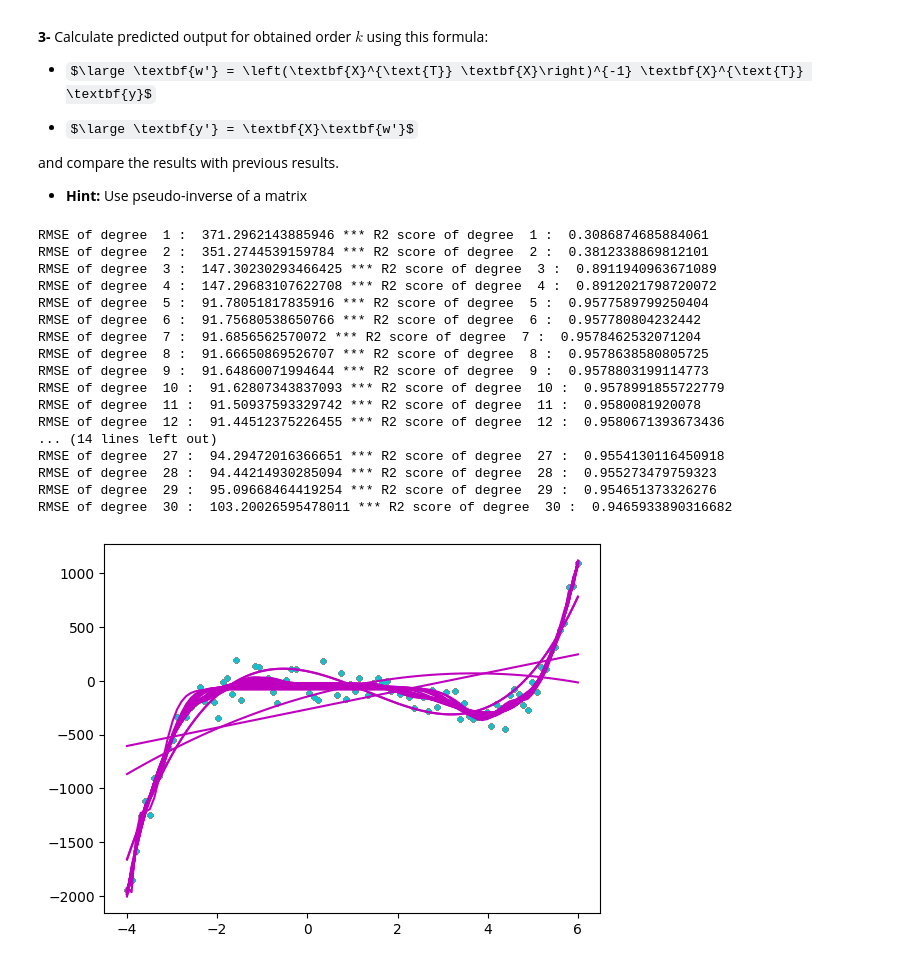
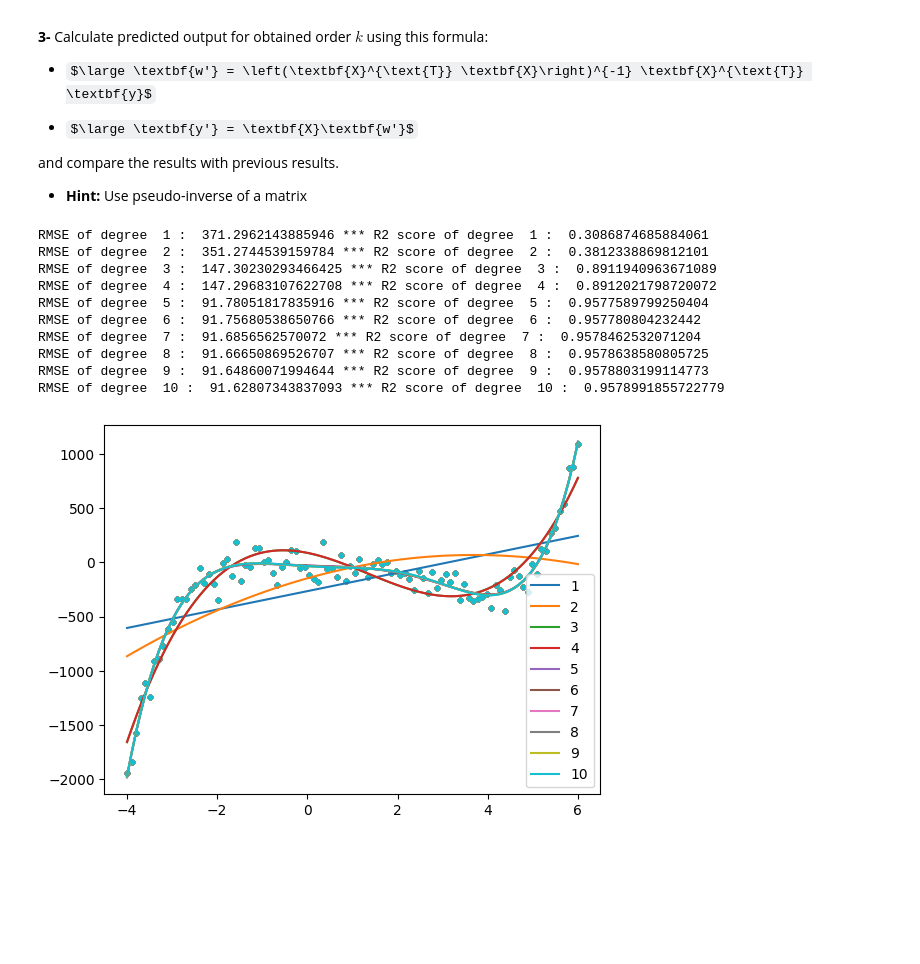
Before and after one commit to sahinebrar/MachineLearningExercises, a Jupyter notebook: BLM22535_HW3.ipynb, the cells around one changed output. Saved outputs shown, nothing was run; the diff lists cells and outputs as text; code cells hidden in the pictures; some formulas as TeX source; blank space fills up the shorter version.

Commit message:
q1 and q2 are completed.
*Found the best-fitting line.
*Showed bias-variance trade off.

```diff
--- a/BLM22535_HW3.ipynb
+++ b/BLM22535_HW3.ipynb
@@ -39,46 +39,40 @@ import warnings
 warnings.simplefilter(action = "ignore", category = FutureWarning)
 warnings.simplefilter(action = "ignore", category = RuntimeWarning)
 # %%
-df=pd.read_csv("Data.csv")
+df=pd.read_csv("/Data.csv")
 df
 x = df.iloc[:,0].to_numpy().reshape((100, 1))
 y = df.iloc[:,1].to_numpy().reshape((100, 1))
 # %%
-for degree in range(1,31):
+for degree in range(1,11):
   polynomial_features = PolynomialFeatures(degree=degree)
   x_poly = polynomial_features.fit_transform(x)
 
   model = LinearRegression()
   model.fit(x_poly, y)
   y_poly_pred = model.predict(x_poly)
 
   rmse = np.sqrt(mean_squared_error(y,y_poly_pred))
   r2 = r2_score(y,y_poly_pred)
   print("RMSE of degree ", degree ,": ",rmse, "*** R2 score of degree ", degree, ": ", r2)
 
   plt.scatter(x, y, s=10)
   # sort the values of x before line plot
   sort_axis = operator.itemgetter(0)
   sorted_zip = sorted(zip(x,y_poly_pred), key=sort_axis)
   x, y_poly_pred = zip(*sorted_zip)
-  plt.plot(x, y_poly_pred, color='m')
+  plt.plot(x, y_poly_pred, label= degree)
+plt.legend()
 plt.show()
 # %% [output]
 RMSE of degree  1 :  371.2962143885946 *** R2 score of degree  1 :  0.3086874685884061
 RMSE of degree  2 :  351.2744539159784 *** R2 score of degree  2 :  0.3812338869812101
 RMSE of degree  3 :  147.30230293466425 *** R2 score of degree  3 :  0.8911940963671089
 RMSE of degree  4 :  147.29683107622708 *** R2 score of degree  4 :  0.8912021798720072
 RMSE of degree  5 :  91.78051817835916 *** R2 score of degree  5 :  0.9577589799250404
 RMSE of degree  6 :  91.75680538650766 *** R2 score of degree  6 :  0.957780804232442
 RMSE of degree  7 :  91.6856562570072 *** R2 score of degree  7 :  0.9578462532071204
 RMSE of degree  8 :  91.66650869526707 *** R2 score of degree  8 :  0.9578638580805725
 RMSE of degree  9 :  91.64860071994644 *** R2 score of degree  9 :  0.9578803199114773
 RMSE of degree  10 :  91.62807343837093 *** R2 score of degree  10 :  0.9578991855722779
-RMSE of degree  11 :  91.50937593329742 *** R2 score of degree  11 :  0.9580081920078
-RMSE of degree  12 :  91.44512375226455 *** R2 score of degree  12 :  0.9580671393673436
-... (14 lines left out)
-RMSE of degree  27 :  94.29472016366651 *** R2 score of degree  27 :  0.9554130116450918
-RMSE of degree  28 :  94.44214930285094 *** R2 score of degree  28 :  0.955273479759323
-RMSE of degree  29 :  95.09668464419254 *** R2 score of degree  29 :  0.954651373326276
-RMSE of degree  30 :  103.20026595478011 *** R2 score of degree  30 :  0.9465933890316682
-[figure, old version]
+[figure, new version]
```
Also changed, not shown: parts of 9 cells of this notebook.
